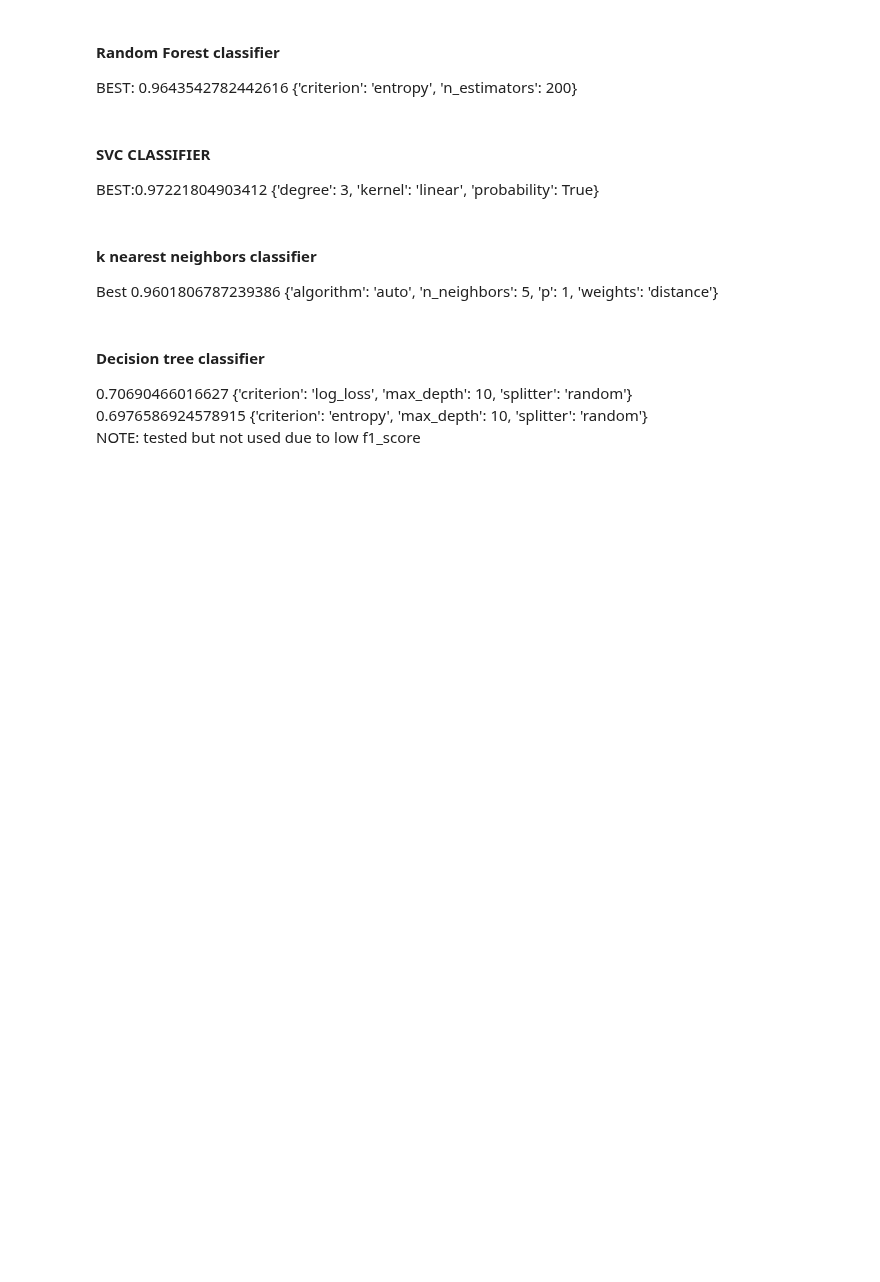
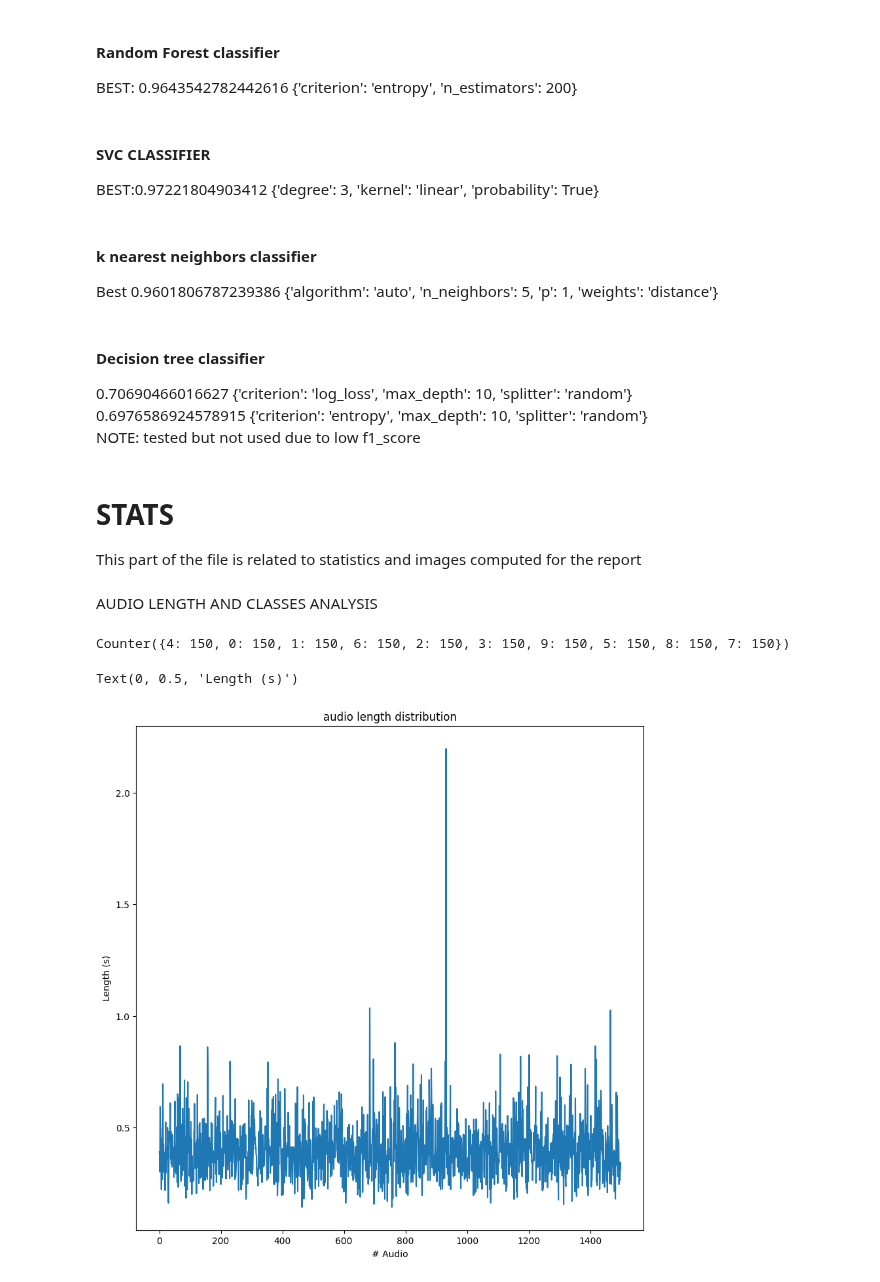
Before and after one commit to Nuzz23/01TWZSM_DataScienceLab, a Jupyter notebook: Lab/L07/E01.ipynb, the cells around one changed output. Drawn from its saved outputs; the diff is of its cells as text; code cells hidden in the pictures; blank space fills up the shorter version.

```diff
--- a/Lab/L07/E01.ipynb
+++ b/Lab/L07/E01.ipynb
@@ -334,3 +334,27 @@ for param in ParameterGrid(param_grid={
         parameter3 = param
 
 print(min3, parameter3)
+# %% [markdown]
+# STATS
+
+This part of the file is related to statistics and images computed for the report
+# %% [markdown]
+AUDIO LENGTH AND CLASSES ANALYSIS
+# %%
+from collections import Counter
+
+print(Counter(map(lambda x:int(x.split('_')[-1].split('.')[0]), listdir(DATA_PATH))))
+
+
+df = pd.Series([load(DATA_PATH+data)[0].shape[1]/8000 for data in listdir(DATA_PATH) if data.endswith('.wav') ])
+
+# print(df.max(), df.min(), np.mean(df), np.std(df))
+fig, ax = plt.subplots(1,1,figsize=(10,10))
+ax.plot(df)
+ax.set_title('audio length distribution')
+plt.xlabel('# Audio')
+plt.ylabel('Length (s)')
+# %% [output]
+Counter({4: 150, 0: 150, 1: 150, 6: 150, 2: 150, 3: 150, 9: 150, 5: 150, 8: 150, 7: 150})
+Text(0, 0.5, 'Length (s)')
+[figure, added]
```
Also changed, not shown: 1 other file.
